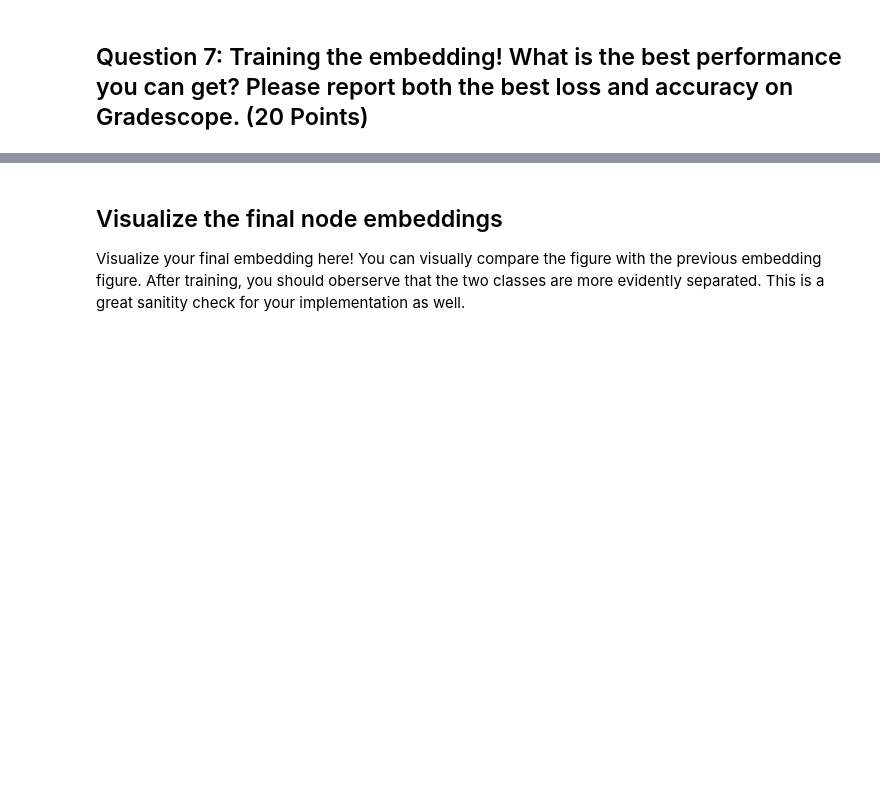
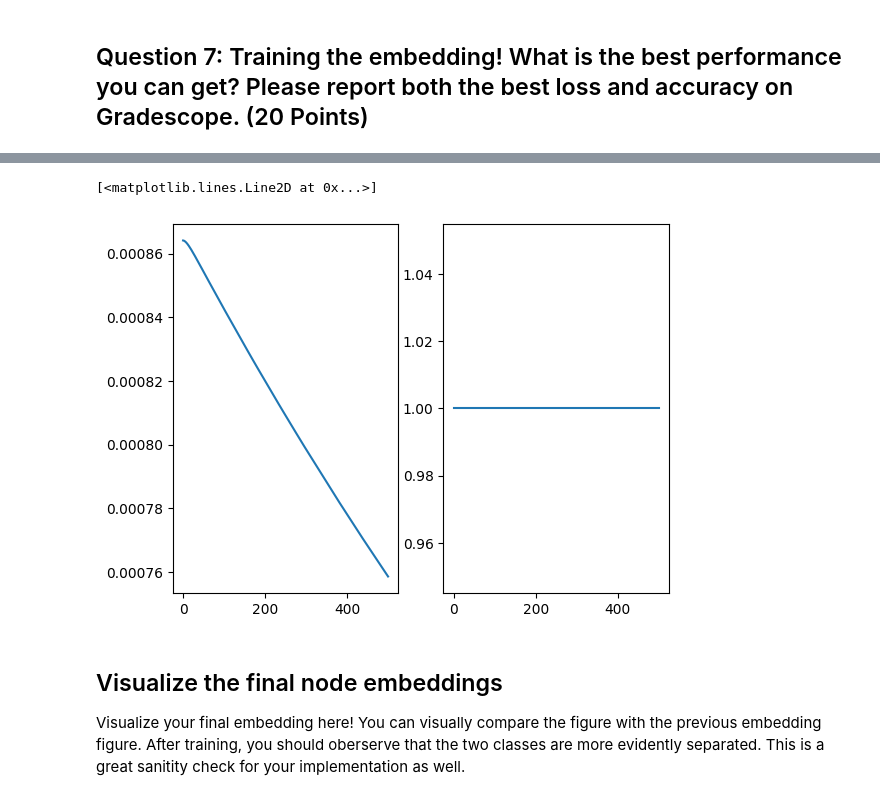
Before and after one commit to jordiferrero/GNN, a Jupyter notebook: CS224W_Colab_1.ipynb, the cells around one changed output, grey strips where cells are left out. Saved outputs shown, nothing was run; the diff lists cells and outputs as text; code cells hidden in the pictures; blank space fills up the shorter version.

```diff
--- a/CS224W_Colab_1.ipynb
+++ b/CS224W_Colab_1.ipynb
@@ -304,18 +382,20 @@ Now, it's your time to create node embedding matrix for the graph we have!
 torch.manual_seed(1)
 
 def create_node_emb(num_node=34, embedding_dim=16):
-  # TODO: Implement this function that will create the node embedding matrix.
-  # A torch.nn.Embedding layer will be returned. You do not need to change
-  # the values of num_node and embedding_dim. The weight matrix of returned
-  # layer should be initialized under uniform distribution.
+    # TODO: Implement this function that will create the node embedding matrix.
+    # A torch.nn.Embedding layer will be returned. You do not need to change
+    # the values of num_node and embedding_dim. The weight matrix of returned
+    # layer should be initialized under uniform distribution.
 
-  emb = None
+    emb = None
 
-  ############# Your code here ############
+    ############# Your code here ############
+    emb = nn.Embedding(num_node, embedding_dim)
 
-  #########################################
+    emb.weight.data = torch.rand(emb.weight.size() )
+    #########################################
 
-  return emb
+    return emb
 
 emb = create_node_emb()
 ids = torch.LongTensor([0, 3])
@@ -415,3 +531,10 @@ train(emb, loss_fn, sigmoid, train_label, train_edge)
+# %%
+f, axs = plt.subplots(ncols=2, sharex=True)
+axs[0].plot(losses)
+axs[1].plot(accuracies)
+# %% [output]
+[<matplotlib.lines.Line2D at 0x...>]
+[figure, added]
 # %% [markdown]
 ## Visualize the final node embeddings
 Visualize your final embedding here!
```
Also changed, not shown: parts of 17 cells of this notebook.
